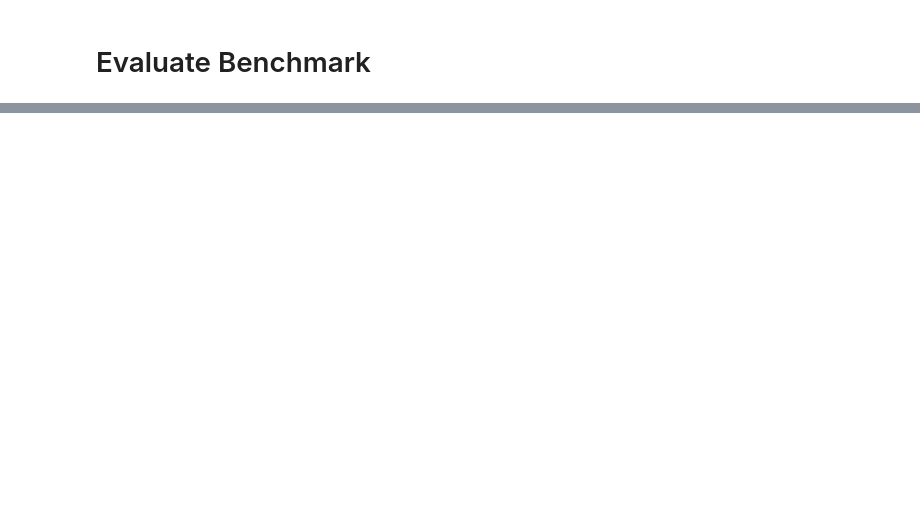
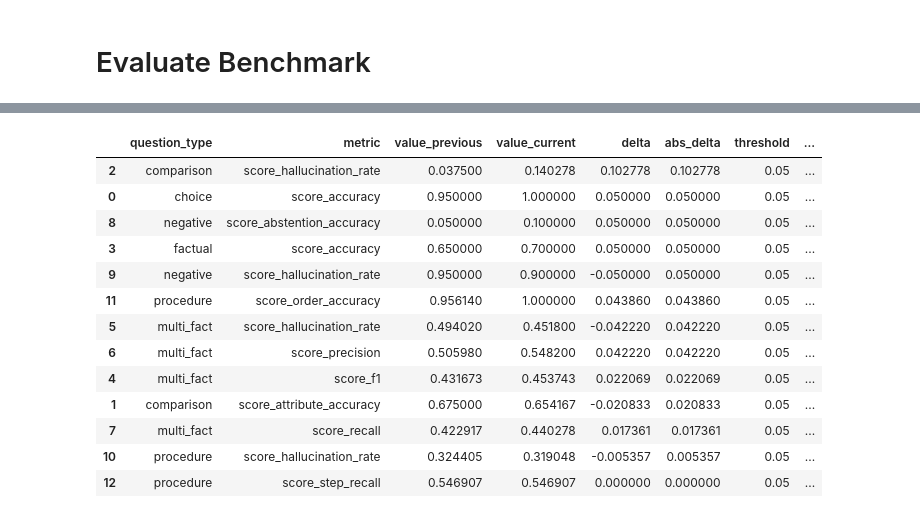
Before and after one commit to d4niluck/degree, a Jupyter notebook: src/benchmark/notebooks/evaluate_benchmark.ipynb, the cells around one changed output, grey strips where cells are left out. Drawn from its saved outputs; the diff is of its cells as text; code cells hidden in the pictures; blank space fills up the shorter version.

```diff
--- a/src/benchmark/notebooks/evaluate_benchmark.ipynb
+++ b/src/benchmark/notebooks/evaluate_benchmark.ipynb
@@ -123,0 +778,2 @@ result["metrics_df"]
+# %%
+e3_metrics_path = "src/benchmark/results/evaluation_rag_eval_e3_20260420_221946/metrics.csv"
@@ -123,0 +815,23 @@ result["metrics_df"]
+# %%
+comparison = compare_metric_reports(
+    PROJECT_ROOT / e2_metrics_path,
+    PROJECT_ROOT / e3_metrics_path,
+    threshold=0.05,
+)
+
+display(comparison)
+# %% [output]
+|  | question_type | metric | value_previous | value_current | delta | abs_delta | threshold | ... |
+| 2 | comparison | score_hallucination_rate | 0.037500 | 0.140278 | 0.102778 | 0.102778 | 0.05 | ... |
+| 0 | choice | score_accuracy | 0.950000 | 1.000000 | 0.050000 | 0.050000 | 0.05 | ... |
+| 8 | negative | score_abstention_accuracy | 0.050000 | 0.100000 | 0.050000 | 0.050000 | 0.05 | ... |
+| 3 | factual | score_accuracy | 0.650000 | 0.700000 | 0.050000 | 0.050000 | 0.05 | ... |
+| 9 | negative | score_hallucination_rate | 0.950000 | 0.900000 | -0.050000 | 0.050000 | 0.05 | ... |
+| 11 | procedure | score_order_accuracy | 0.956140 | 1.000000 | 0.043860 | 0.043860 | 0.05 | ... |
+| 5 | multi_fact | score_hallucination_rate | 0.494020 | 0.451800 | -0.042220 | 0.042220 | 0.05 | ... |
+| 6 | multi_fact | score_precision | 0.505980 | 0.548200 | 0.042220 | 0.042220 | 0.05 | ... |
+| 4 | multi_fact | score_f1 | 0.431673 | 0.453743 | 0.022069 | 0.022069 | 0.05 | ... |
+| 1 | comparison | score_attribute_accuracy | 0.675000 | 0.654167 | -0.020833 | 0.020833 | 0.05 | ... |
+| 7 | multi_fact | score_recall | 0.422917 | 0.440278 | 0.017361 | 0.017361 | 0.05 | ... |
+| 10 | procedure | score_hallucination_rate | 0.324405 | 0.319048 | -0.005357 | 0.005357 | 0.05 | ... |
+| 12 | procedure | score_step_recall | 0.546907 | 0.546907 | 0.000000 | 0.000000 | 0.05 | ... |
```
Also changed, not shown: parts of 66 cells of this notebook, 45 other files.
